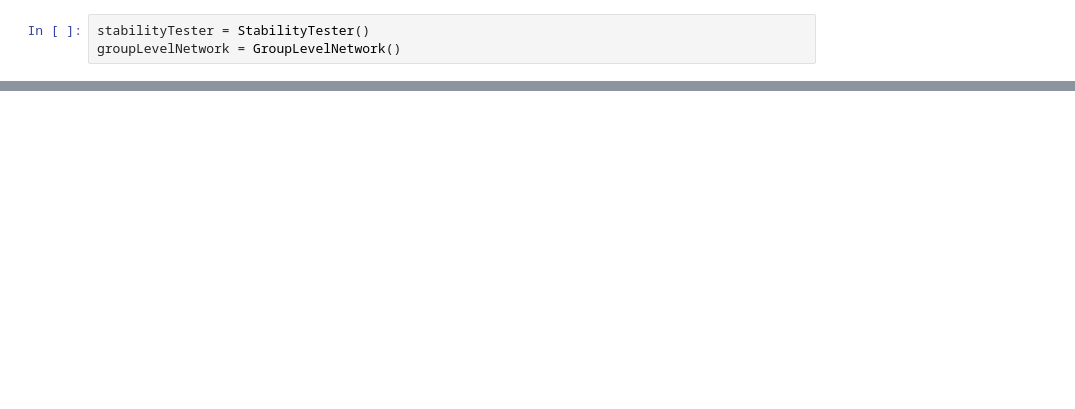
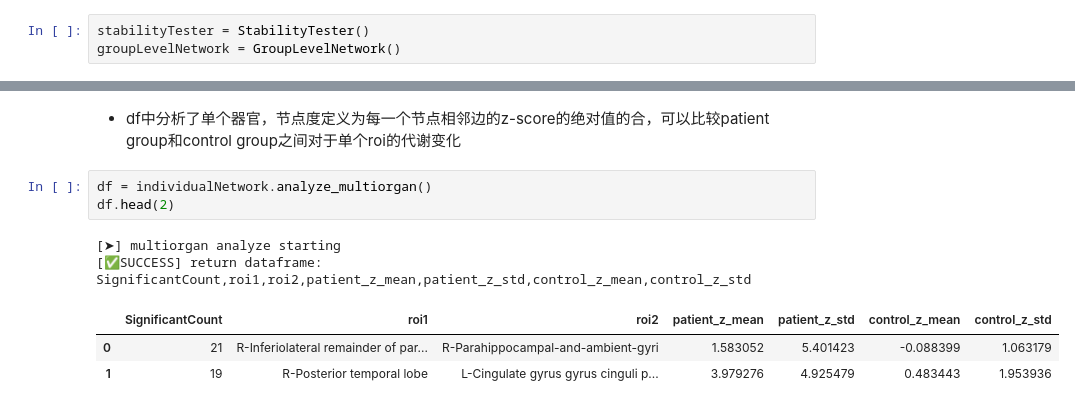
Before and after one commit to YixinChen-AI/metabolism, a Jupyter notebook: tutorial.ipynb, the cells around one changed output, grey strips where cells are left out. Saved outputs shown, nothing was run; the diff lists cells and outputs as text; blank space fills up the shorter version.

```diff
--- a/tutorial.ipynb
+++ b/tutorial.ipynb
@@ -25,0 +124,11 @@ grouplevelnet = groupLevelNetwork.process(dataset1 = "/share/home/yxchen/dataset
+# %% [markdown]
+- df中分析了单个器官，节点度定义为每一个节点相邻边的z-score的绝对值的合，可以比较patient group和control group之间对于单个roi的代谢变化
+# %%
+df = individualNetwork.analyze_multiorgan()
+df.head(2)
+# %% [output]
+[➤] multiorgan analyze starting
+[✅SUCCESS] return dataframe: SignificantCount,roi1,roi2,patient_z_mean,patient_z_std,control_z_mean,control_z_std
+|  | SignificantCount | roi1 | roi2 | patient_z_mean | patient_z_std | control_z_mean | control_z_std |
+| 0 | 21 | R-Inferiolateral remainder of par... | R-Parahippocampal-and-ambient-gyri | 1.583052 | 5.401423 | -0.088399 | 1.063179 |
+| 1 | 19 | R-Posterior temporal lobe | L-Cingulate gyrus gyrus cinguli p... | 3.979276 | 4.925479 | 0.483443 | 1.953936 |
```
Also changed, not shown: parts of 25 cells of this notebook.
